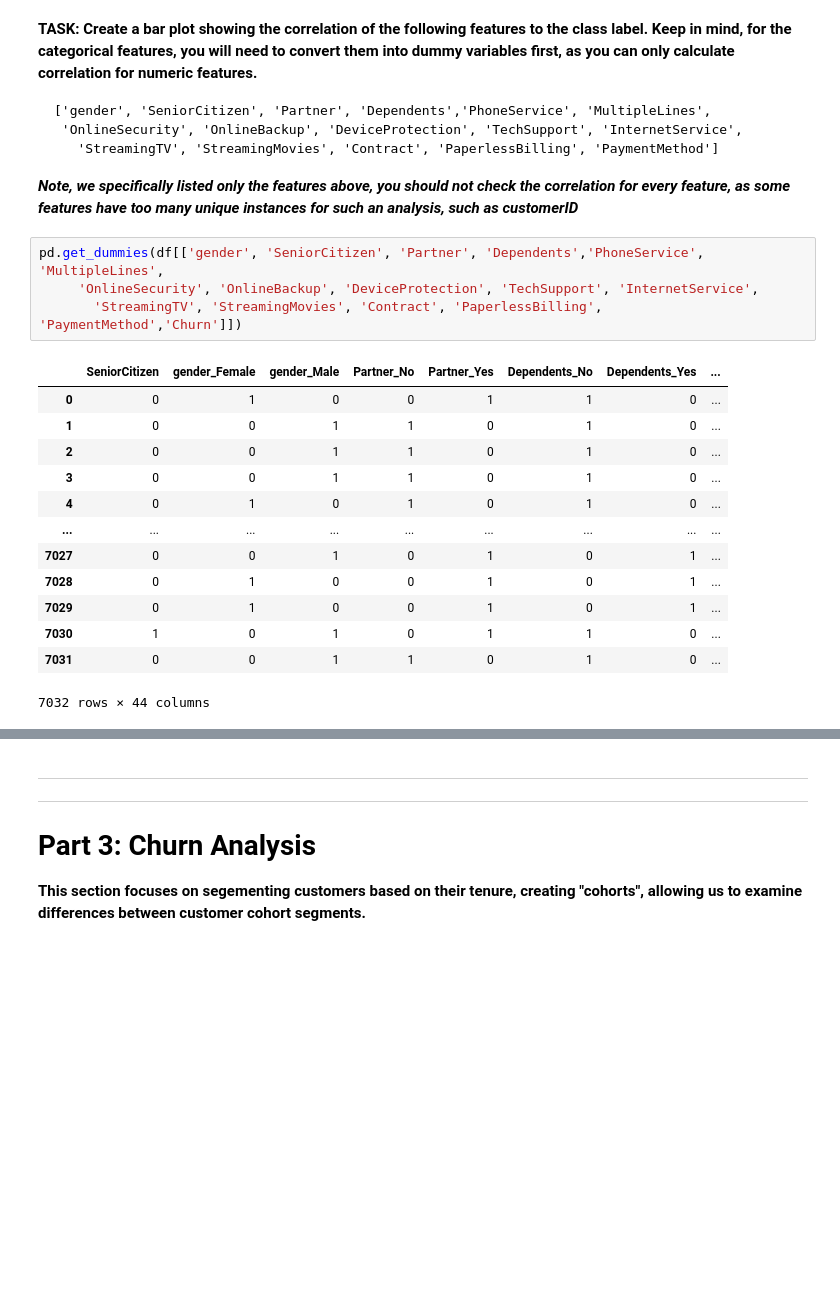
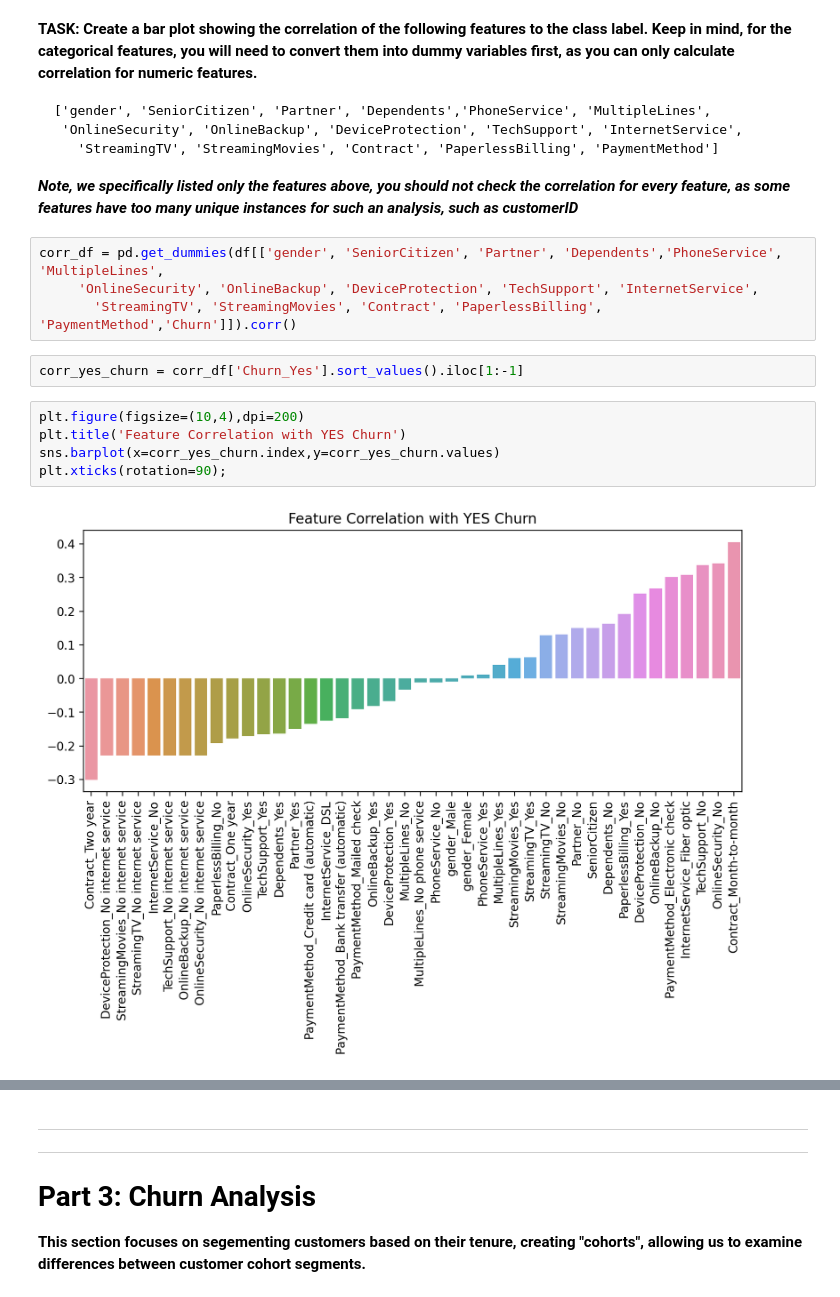
Before and after one commit to Basi10/Churn-Prediction-Model, a Jupyter notebook: 00-Sup-Learning-Capstone-Tree-Methods .ipynb, the cells around one changed output, grey strips where cells are left out. Cells and saved outputs as stored; diff of their text form; blank space fills up the shorter version.

```diff
--- a/00-Sup-Learning-Capstone-Tree-Methods .ipynb
+++ b/00-Sup-Learning-Capstone-Tree-Methods .ipynb
@@ -153,23 +153,18 @@ plt.legend(loc=(1.1,0.3))
 
 ***Note, we specifically listed only the features above, you should not check the correlation for every feature, as some features have too many unique instances for such an analysis, such as customerID***
 # %%
-pd.get_dummies(df[['gender', 'SeniorCitizen', 'Partner', 'Dependents','PhoneService', 'MultipleLines',
+corr_df = pd.get_dummies(df[['gender', 'SeniorCitizen', 'Partner', 'Dependents','PhoneService', 'MultipleLines',
      'OnlineSecurity', 'OnlineBackup', 'DeviceProtection', 'TechSupport', 'InternetService',
-       'StreamingTV', 'StreamingMovies', 'Contract', 'PaperlessBilling', 'PaymentMethod','Churn']])
+       'StreamingTV', 'StreamingMovies', 'Contract', 'PaperlessBilling', 'PaymentMethod','Churn']]).corr()
-# %% [output]
-|  | SeniorCitizen | gender_Female | gender_Male | Partner_No | Partner_Yes | Dependents_No | Dependents_Yes | ... |
-| 0 | 0 | 1 | 0 | 0 | 1 | 1 | 0 | ... |
-| 1 | 0 | 0 | 1 | 1 | 0 | 1 | 0 | ... |
-| 2 | 0 | 0 | 1 | 1 | 0 | 1 | 0 | ... |
-| 3 | 0 | 0 | 1 | 1 | 0 | 1 | 0 | ... |
-| 4 | 0 | 1 | 0 | 1 | 0 | 1 | 0 | ... |
-| ... | ... | ... | ... | ... | ... | ... | ... | ... |
-| 7027 | 0 | 0 | 1 | 0 | 1 | 0 | 1 | ... |
-| 7028 | 0 | 1 | 0 | 0 | 1 | 0 | 1 | ... |
-| 7029 | 0 | 1 | 0 | 0 | 1 | 0 | 1 | ... |
-| 7030 | 1 | 0 | 1 | 0 | 1 | 1 | 0 | ... |
-| 7031 | 0 | 0 | 1 | 1 | 0 | 1 | 0 | ... |
-7032 rows × 44 columns
+# %%
+corr_yes_churn = corr_df['Churn_Yes'].sort_values().iloc[1:-1]
+# %%
+plt.figure(figsize=(10,4),dpi=200)
+plt.title('Feature Correlation with YES Churn')
+sns.barplot(x=corr_yes_churn.index,y=corr_yes_churn.values)
+plt.xticks(rotation=90);
+# %% [output]
+[figure, added]
 # %% [markdown]
 <img src='figbar.png'>
 # %% [markdown]
```
Also changed, not shown: parts of 8 cells of this notebook.
